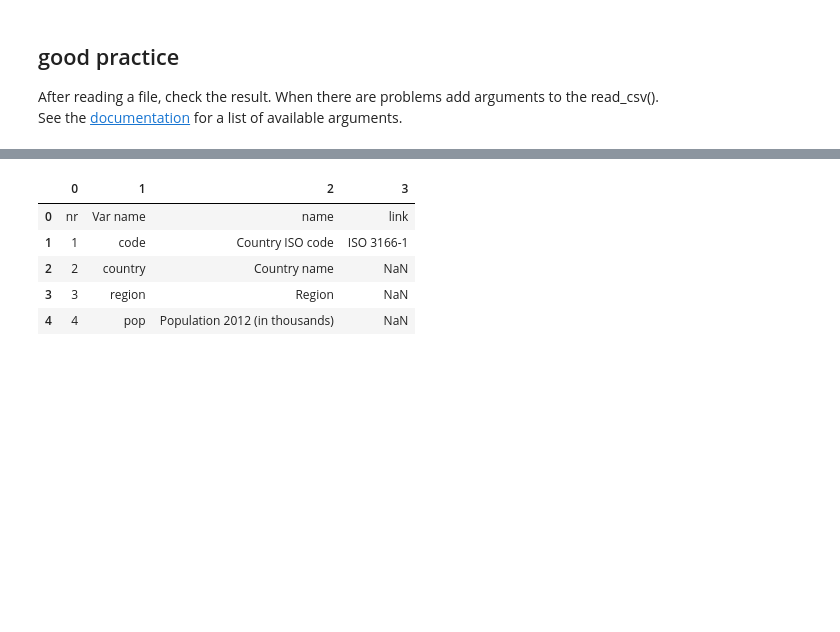
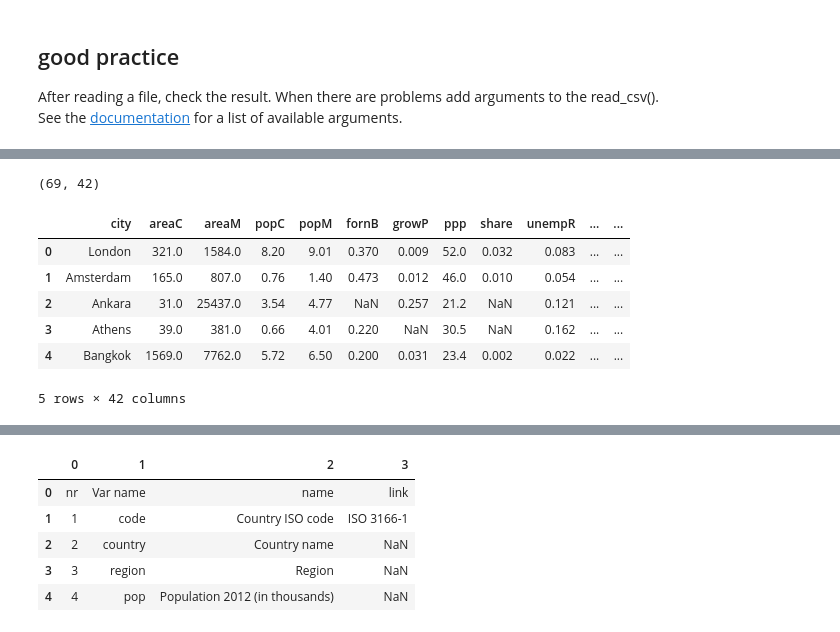
Before and after one commit to vilkoos/transformation_cookbook, a Jupyter notebook: cookbook/110_read_data_from_file.ipynb, the cells around one changed output, grey strips where cells are left out. Drawn from its saved outputs; the diff is of its cells as text; code cells hidden in the pictures; blank space fills up the shorter version.

```diff
--- a/cookbook/110_read_data_from_file.ipynb
+++ b/cookbook/110_read_data_from_file.ipynb
@@ -132,0 +141,14 @@ See the [documentation](http://pandas.pydata.org/pandas-docs/stable/io.html#io-r
+# %%
+#-- read the the excelsheet with name citydata -----------------
+cities = pd.read_excel('./dat/city.xlsx', sheetname='citydata')
+print(cities.shape)
+cities.head()
+# %% [output]
+(69, 42)
+|  | city | areaC | areaM | popC | popM | fornB | growP | ppp | share | unempR | ... | ... |
+| 0 | London | 321.0 | 1584.0 | 8.20 | 9.01 | 0.370 | 0.009 | 52.0 | 0.032 | 0.083 | ... | ... |
+| 1 | Amsterdam | 165.0 | 807.0 | 0.76 | 1.40 | 0.473 | 0.012 | 46.0 | 0.010 | 0.054 | ... | ... |
+| 2 | Ankara | 31.0 | 25437.0 | 3.54 | 4.77 | NaN | 0.257 | 21.2 | NaN | 0.121 | ... | ... |
+| 3 | Athens | 39.0 | 381.0 | 0.66 | 4.01 | 0.220 | NaN | 30.5 | NaN | 0.162 | ... | ... |
+| 4 | Bangkok | 1569.0 | 7762.0 | 5.72 | 6.50 | 0.200 | 0.031 | 23.4 | 0.002 | 0.022 | ... | ... |
+5 rows × 42 columns
```
Also changed, not shown: parts of 18 cells of this notebook, 10 other files.
